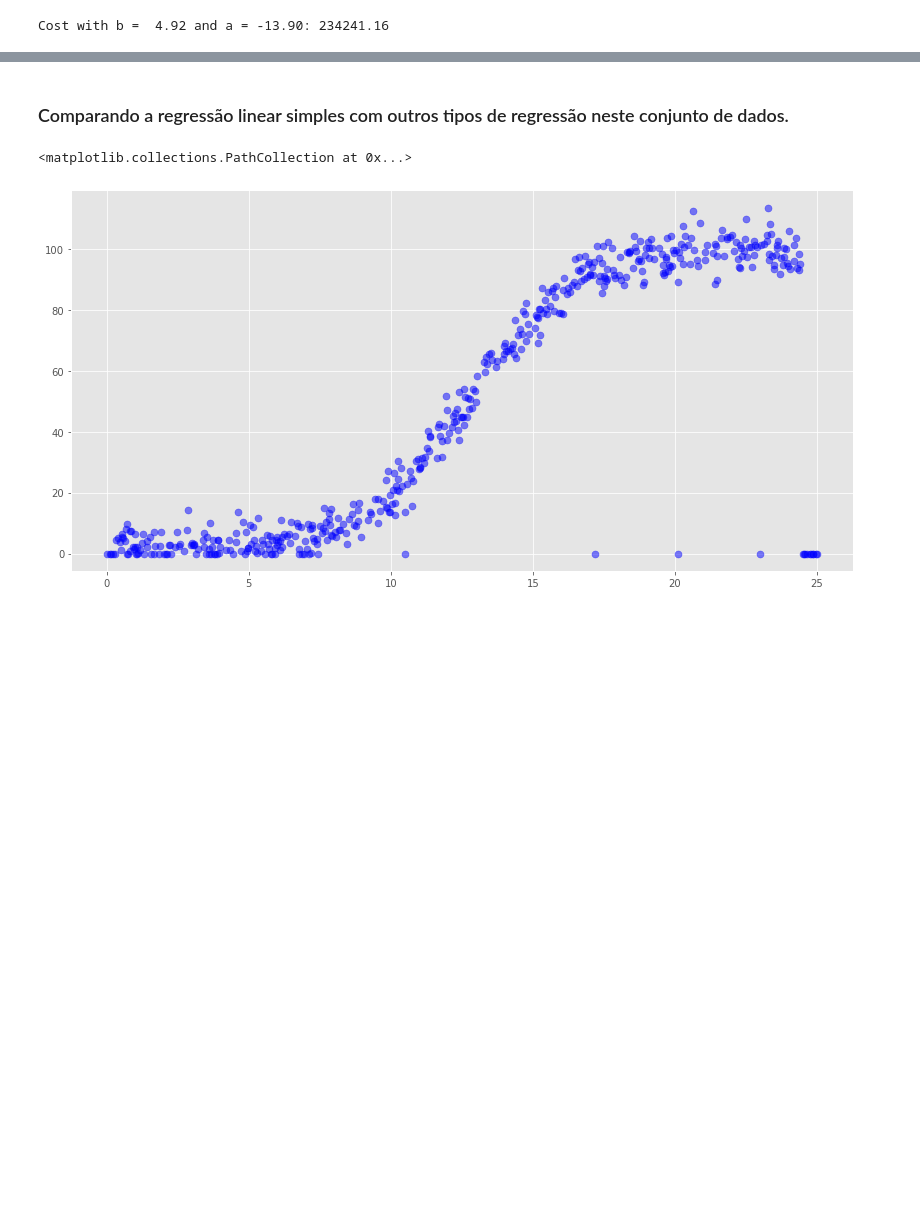
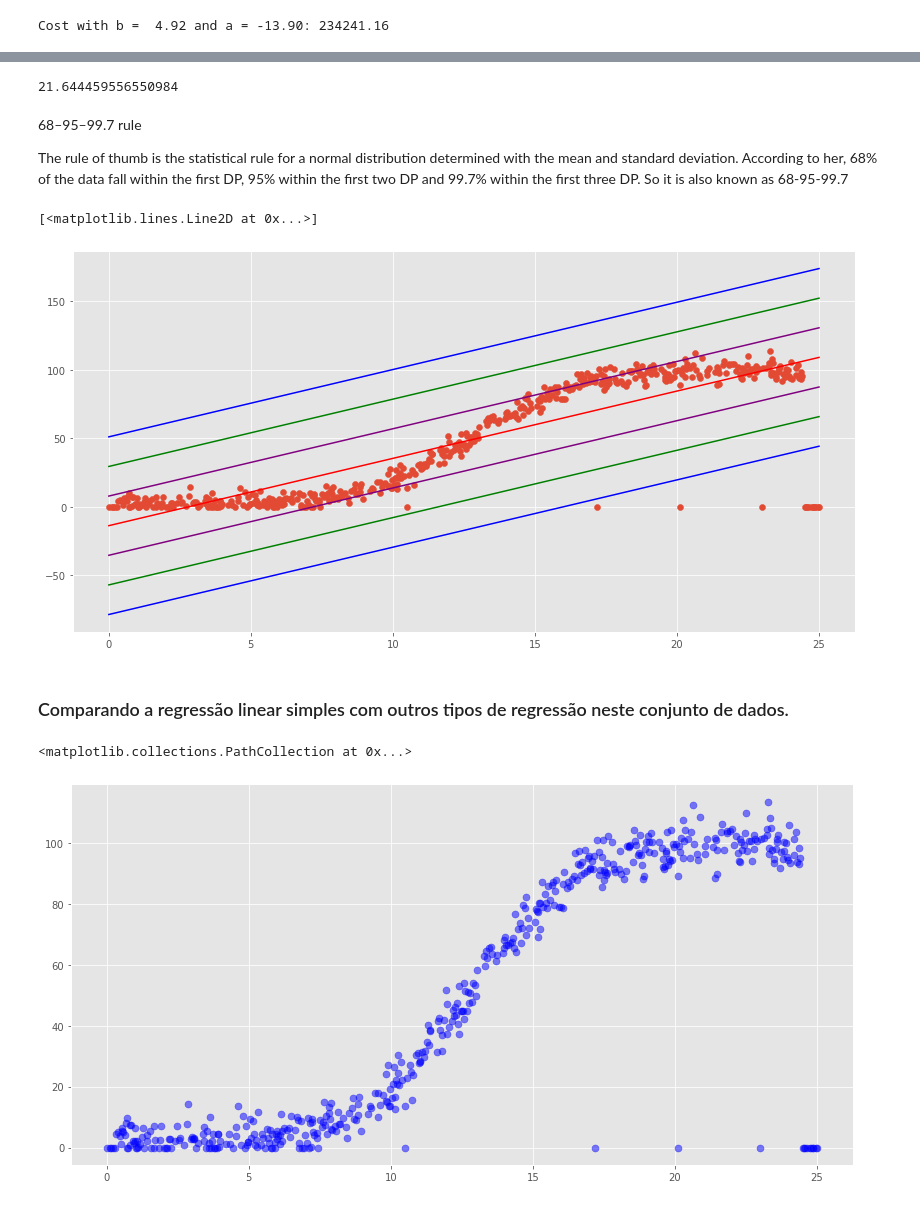
Before and after one commit to claudiamorazzoni/project_fda, a Jupyter notebook: Project - Fundamentals of Data Analysis.ipynb, the cells around one changed output, grey strips where cells are left out. Saved outputs shown, nothing was run; the diff lists cells and outputs as text; code cells hidden in the pictures; blank space fills up the shorter version.

```diff
--- a/Project - Fundamentals of Data Analysis.ipynb
+++ b/Project - Fundamentals of Data Analysis.ipynb
@@ -362,3 +413,31 @@ Cost with b =  4.92 and a = -13.90: 234241.16
+# %%
+rmse = np.sqrt(ssr/len(df))
+rmse
+# %% [output]
+21.644459556550984
+# %% [markdown]
+68–95–99.7 rule
+
+The rule of thumb is the statistical rule for a normal distribution determined with the mean and standard deviation. According to her, 68% of the data fall within the first DP, 95% within the first two DP and 99.7% within the first three DP. So it is also known as 68-95-99.7
+# %%
+one_above = pred1 + rmse
+one_below = pred1 - rmse
+two_above = pred1 + 2*rmse
+two_below = pred1 - 2*rmse
+three_above = pred1 + 3*rmse
+three_below = pred1 - 3*rmse
+# %%
+plt.scatter(x,y)
+plt.plot(x, pred1, color = 'red')
+plt.plot(x, one_above, color = 'purple')
+plt.plot(x, one_below, color = 'purple')
+plt.plot(x, two_above, color = 'green')
+plt.plot(x, two_below, color = 'green')
+plt.plot(x, three_above, color = 'blue')
+plt.plot(x, three_below, color = 'blue')
+# %% [output]
+[<matplotlib.lines.Line2D at 0x...>]
+[figure, added]
 # %% [markdown]
 ###  Comparando a regressão linear simples com outros tipos de regressão neste conjunto de dados.
 # %%
```
Also changed, not shown: parts of 14 cells of this notebook, 2 other files.
